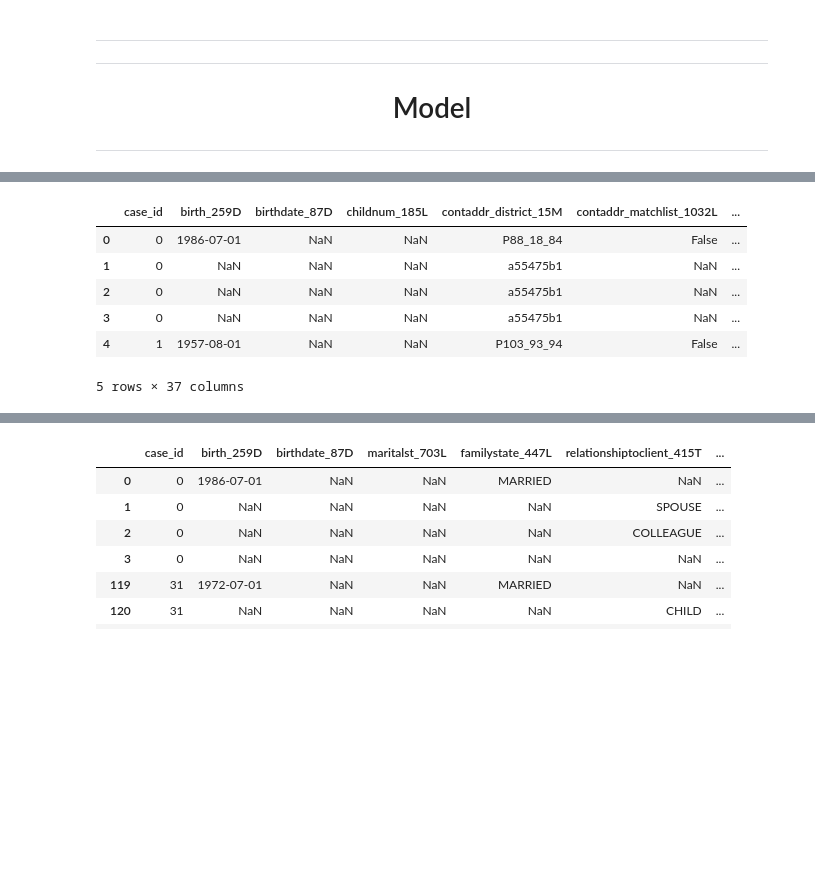
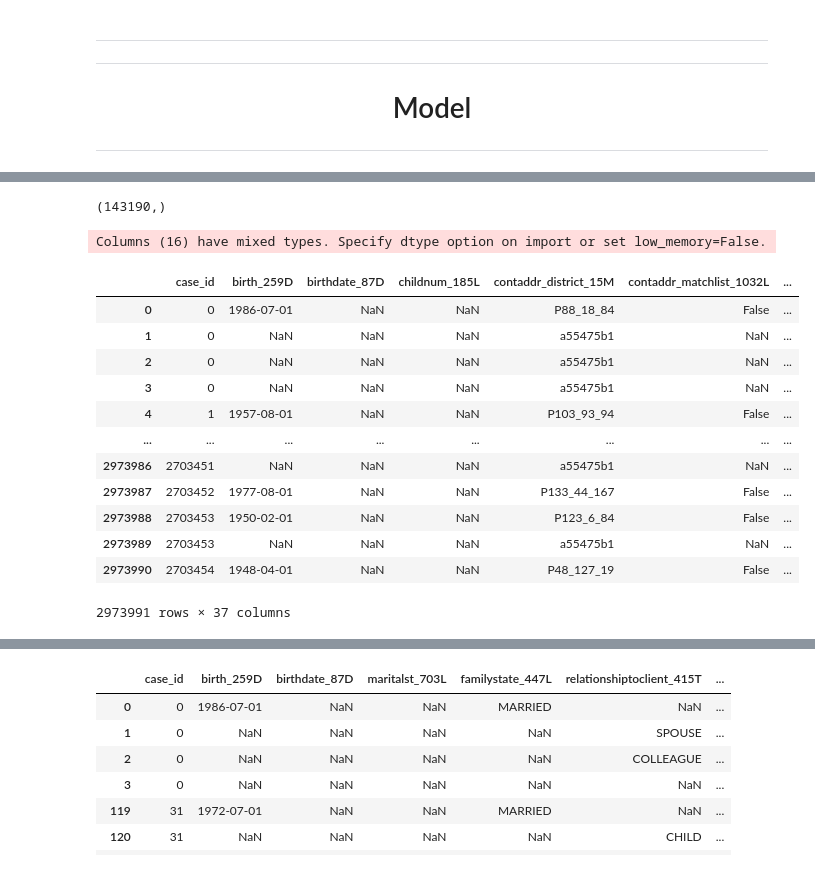
Before and after one commit to jazz-2021/project, a Jupyter notebook: dc_home_credit/dc_home_credit.ipynb, the cells around one changed output, grey strips where cells are left out. Cells and saved outputs as stored; diff of their text form; code cells hidden in the pictures; blank space fills up the shorter version.

```diff
--- a/dc_home_credit/dc_home_credit.ipynb
+++ b/dc_home_credit/dc_home_credit.ipynb
@@ -520,14 +844,25 @@ model.metrics_names
+# %%
+predictions.shape
+# %% [output]
+(143190,)
 # %%
 person_df_1 = pd.read_csv("./csv_files/train/train_person_1.csv")
-person_df_1.head(5)
+person_df_1
 # %% [output]
+Columns (16) have mixed types. Specify dtype option on import or set low_memory=False.
 |  | case_id | birth_259D | birthdate_87D | childnum_185L | contaddr_district_15M | contaddr_matchlist_1032L | ... |
 | 0 | 0 | 1986-07-01 | NaN | NaN | P88_18_84 | False | ... |
 | 1 | 0 | NaN | NaN | NaN | a55475b1 | NaN | ... |
 | 2 | 0 | NaN | NaN | NaN | a55475b1 | NaN | ... |
 | 3 | 0 | NaN | NaN | NaN | a55475b1 | NaN | ... |
 | 4 | 1 | 1957-08-01 | NaN | NaN | P103_93_94 | False | ... |
+| ... | ... | ... | ... | ... | ... | ... | ... |
+| 2973986 | 2703451 | NaN | NaN | NaN | a55475b1 | NaN | ... |
+| 2973987 | 2703452 | 1977-08-01 | NaN | NaN | P133_44_167 | False | ... |
+| 2973988 | 2703453 | 1950-02-01 | NaN | NaN | P123_6_84 | False | ... |
+| 2973989 | 2703453 | NaN | NaN | NaN | a55475b1 | NaN | ... |
+| 2973990 | 2703454 | 1948-04-01 | NaN | NaN | P48_127_19 | False | ... |
-5 rows × 37 columns
+2973991 rows × 37 columns
 # %%
 person_df_1_summary = dataframe_summary(person_df_1, 15)
 person_df_1_summary
```
Also changed, not shown: parts of 96 cells of this notebook.
